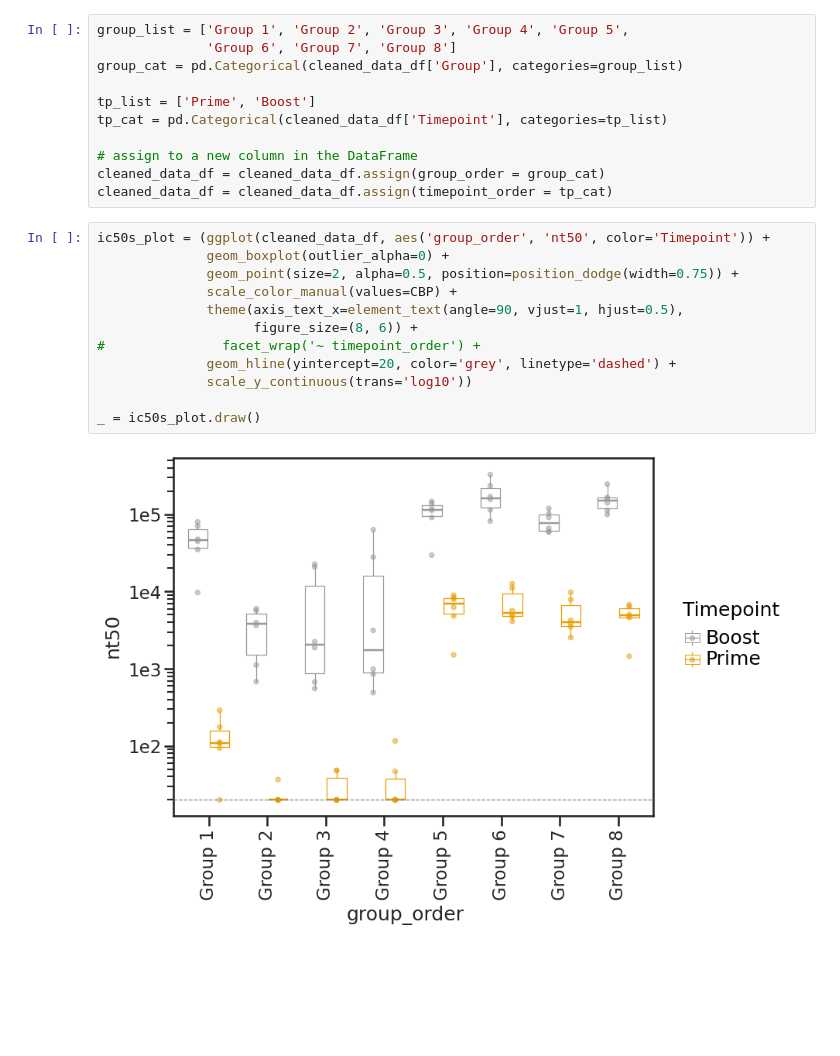
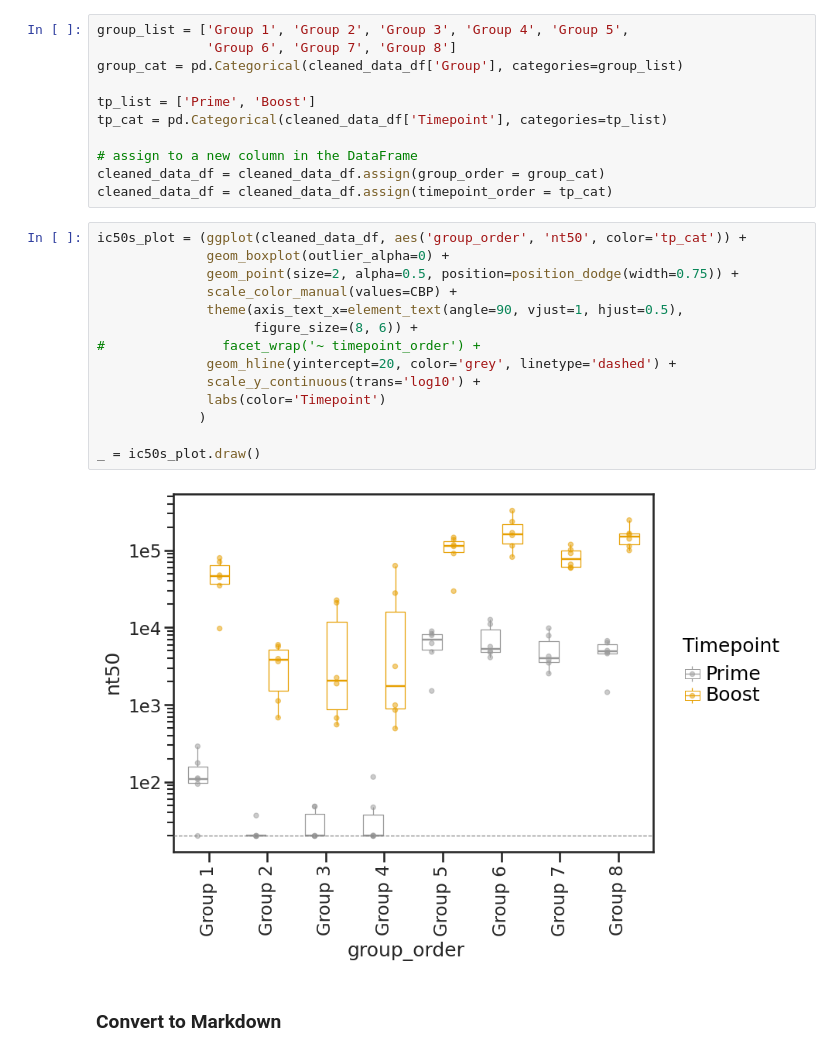
Before and after one commit to jbloomlab/RBD_nanoparticle_vaccine, a Jupyter notebook: MouseNeuts.ipynb, the cells around one changed output. Drawn from its saved outputs; the diff is of its cells as text; blank space fills up the shorter version.

```diff
--- a/MouseNeuts.ipynb
+++ b/MouseNeuts.ipynb
@@ -487,16 +508,20 @@ tp_cat = pd.Categorical(cleaned_data_df['Timepoint'], categories=tp_list)
 cleaned_data_df = cleaned_data_df.assign(group_order = group_cat)
 cleaned_data_df = cleaned_data_df.assign(timepoint_order = tp_cat)
 # %%
-ic50s_plot = (ggplot(cleaned_data_df, aes('group_order', 'nt50', color='Timepoint')) +
+ic50s_plot = (ggplot(cleaned_data_df, aes('group_order', 'nt50', color='tp_cat')) +
               geom_boxplot(outlier_alpha=0) +
               geom_point(size=2, alpha=0.5, position=position_dodge(width=0.75)) +
               scale_color_manual(values=CBP) +
               theme(axis_text_x=element_text(angle=90, vjust=1, hjust=0.5),
                     figure_size=(8, 6)) +
 #               facet_wrap('~ timepoint_order') +
               geom_hline(yintercept=20, color='grey', linetype='dashed') +
-              scale_y_continuous(trans='log10'))
+              scale_y_continuous(trans='log10') +
+              labs(color='Timepoint')
+             )
 
 _ = ic50s_plot.draw()
 # %% [output]
-[figure, old version]
+[figure, new version]
+# %% [markdown]
+### Convert to Markdown
```
Also changed, not shown: parts of 15 cells of this notebook, 28 other files.
